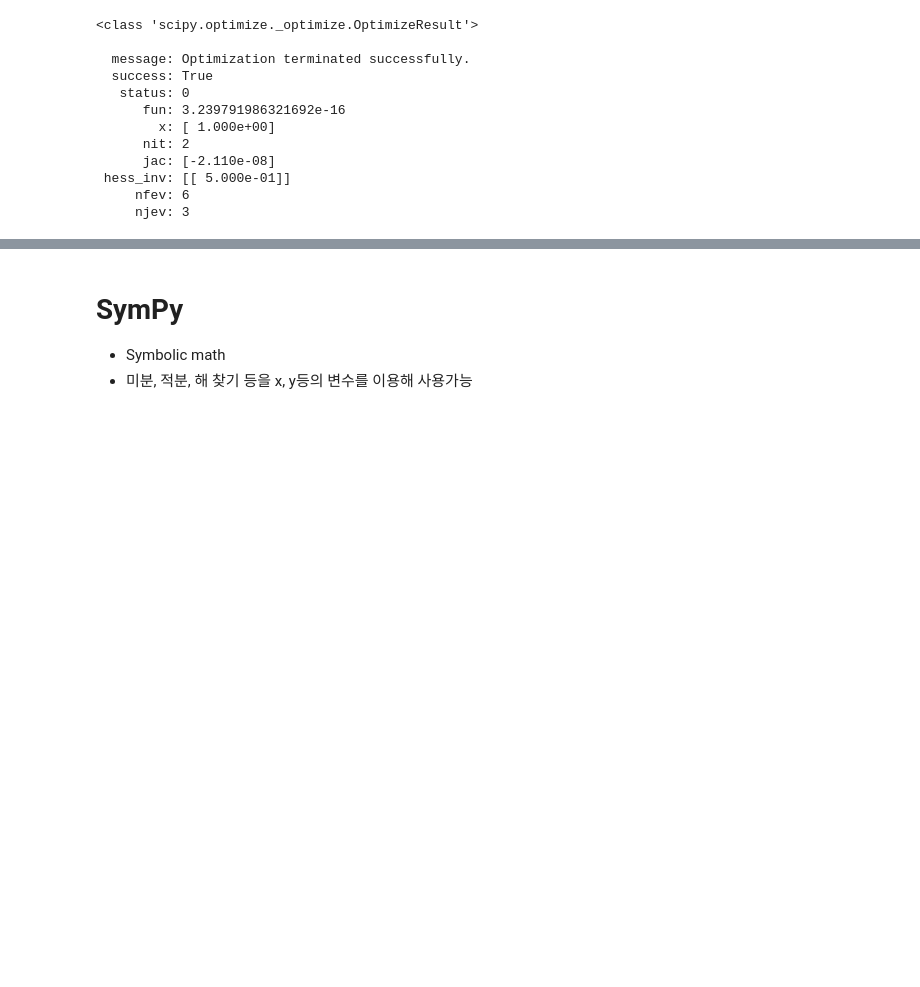
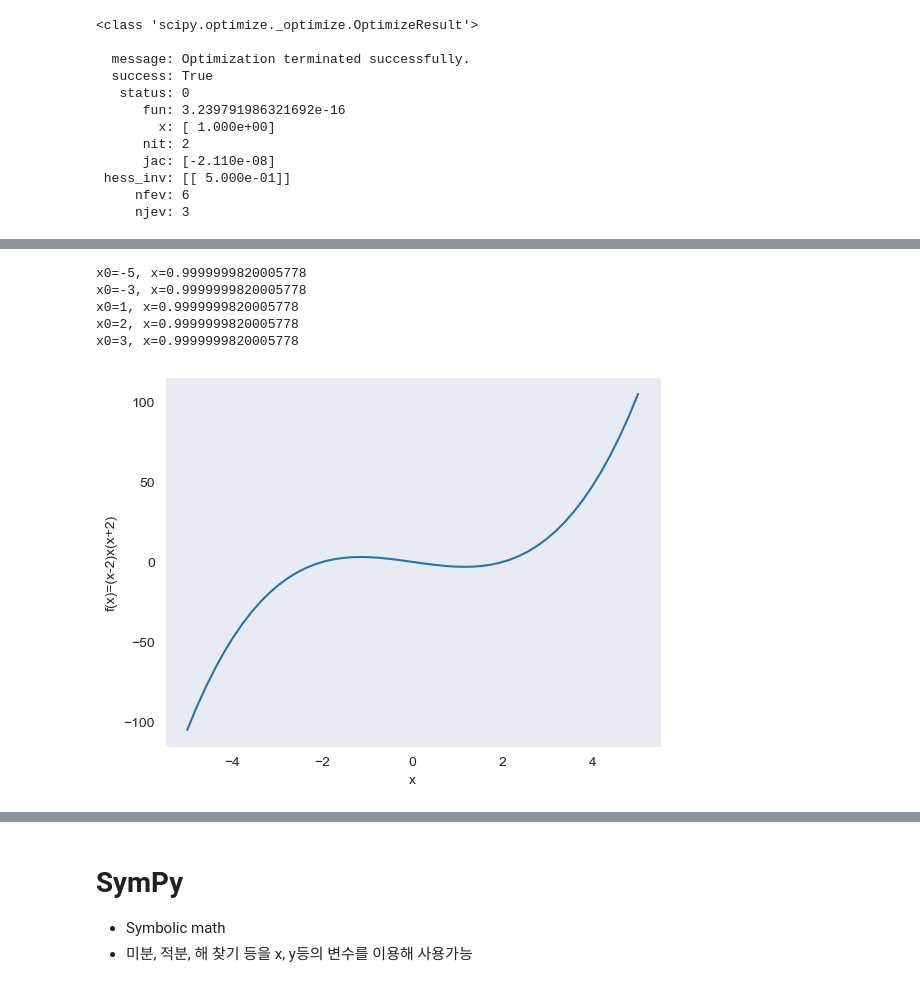
Before and after one commit to crux26/DFMBA2023, a Jupyter notebook: Python Scripts/8. 참고) Libraries - NumPy, SciPy, Pandas and others.ipynb, the cells around one changed output, grey strips where cells are left out. Saved outputs shown, nothing was run; the diff lists cells and outputs as text; code cells hidden in the pictures; blank space fills up the shorter version.

```diff
--- a/Python Scripts/8. 참고) Libraries - NumPy, SciPy, Pandas and others.ipynb
+++ b/Python Scripts/8. 참고) Libraries - NumPy, SciPy, Pandas and others.ipynb
@@ -430,2 +437,26 @@ print(x_)
+# %%
+from scipy.optimize import minimize
+for x0 in [-5, -3, 1, 2, 3]:
+    x_ = minimize(myQuad, x0=-1)
+    # print(type(x_), '\n')
+    print(f"x0={x0}, x={x_.x[0]}")
+# %% [output]
+x0=-5, x=0.9999999820005778
+x0=-3, x=0.9999999820005778
+x0=1, x=0.9999999820005778
+x0=2, x=0.9999999820005778
+x0=3, x=0.9999999820005778
+# %%
+def myPoly3(x):
+    return (x-2)*x*(x+2)
+
+x = np.linspace(start=-5, stop=5, num=50)
+plt.plot(x, myPoly3(x))
+plt.xlabel('x')
+plt.ylabel('f(x)=(x-2)x(x+2)')
+plt.grid()
+plt.show()
+# %% [output]
+[figure, added]
 # %%
 # ex) 4th-degree polynomial
```
Also changed, not shown: parts of 19 cells of this notebook, 5 other files.
